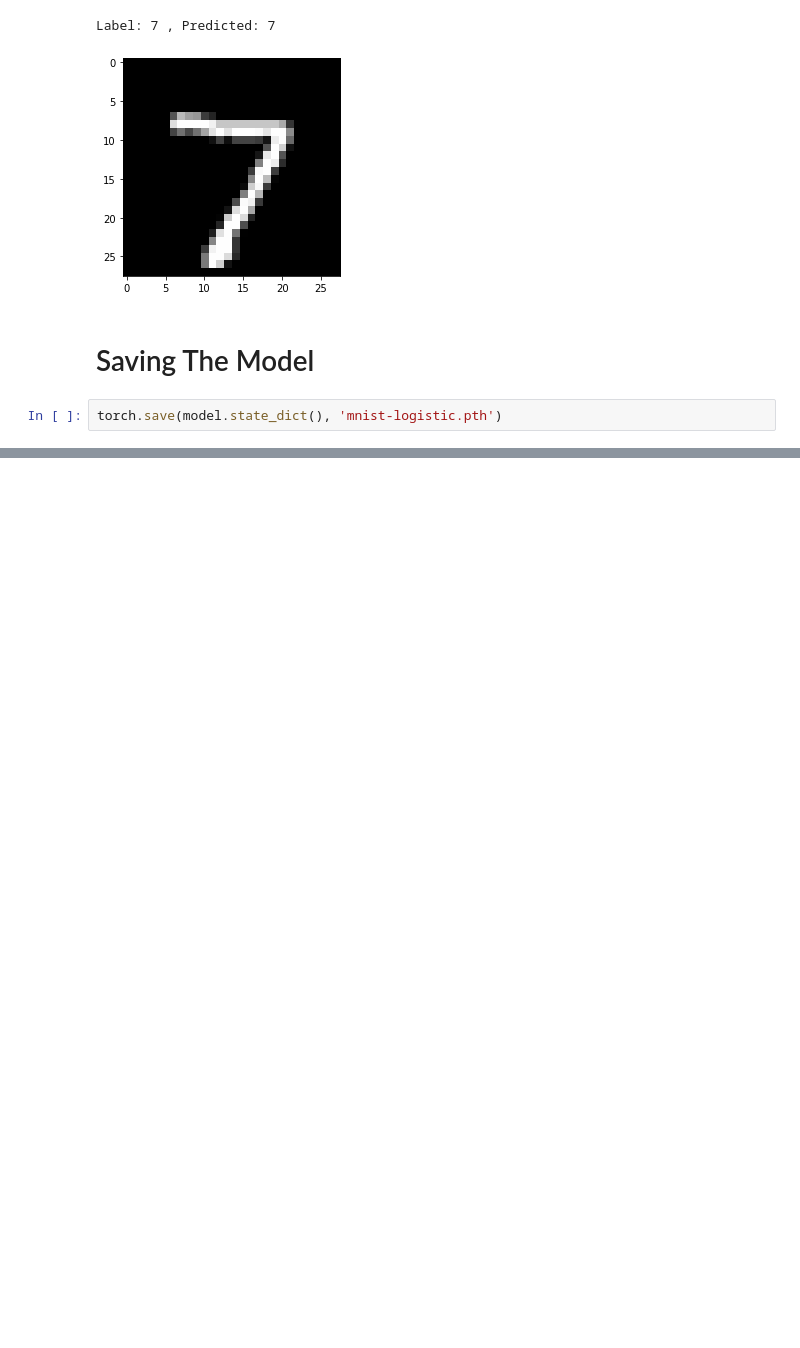
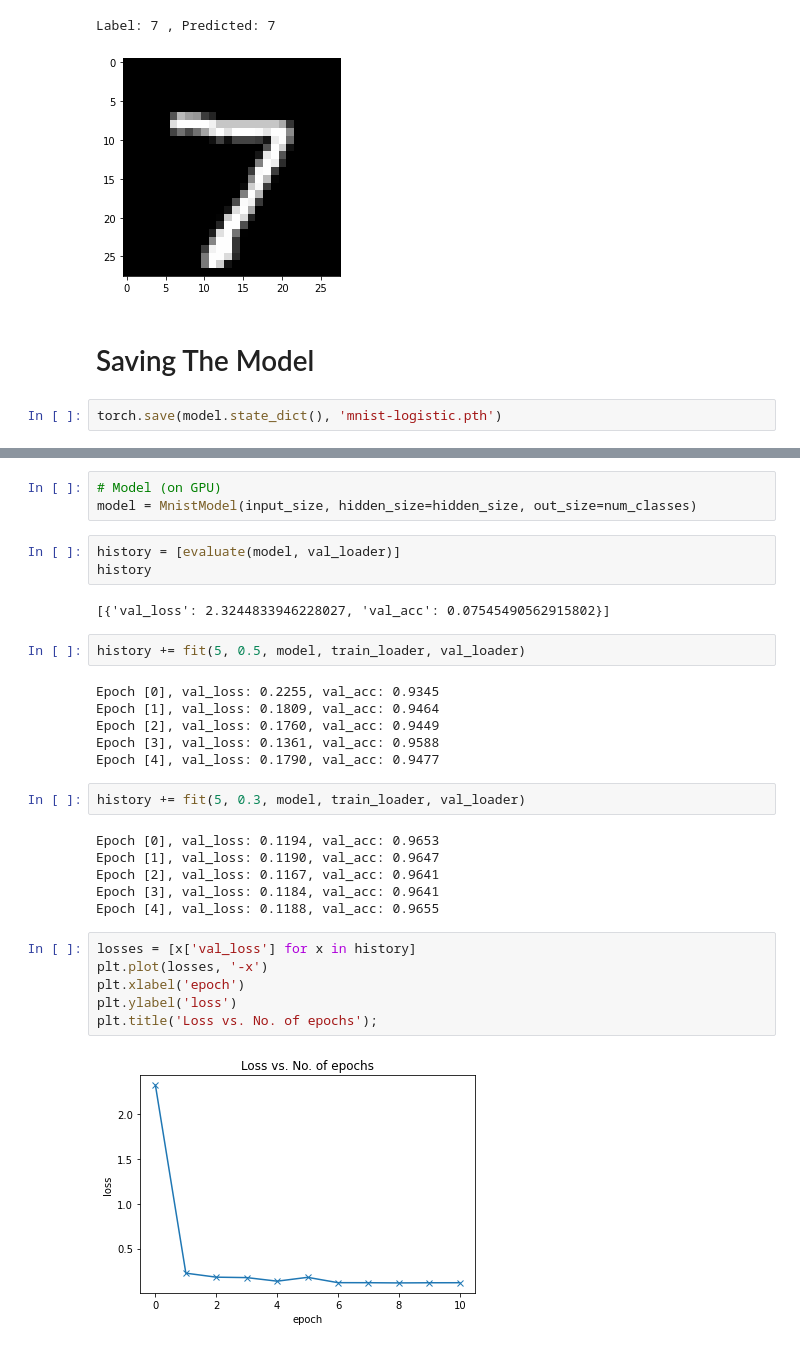
Before and after one commit to yagyesh-bobde/MNIST-Image-Classification, a Jupyter notebook: MNISTdeepLearning.ipynb, the cells around one changed output, grey strips where cells are left out. Drawn from its saved outputs; the diff is of its cells as text; blank space fills up the shorter version.

```diff
--- a/MNISTdeepLearning.ipynb
+++ b/MNISTdeepLearning.ipynb
@@ -356,0 +434,32 @@ torch.save(model.state_dict(), 'mnist-logistic.pth')
+# %%
+# Model (on GPU)
+model = MnistModel(input_size, hidden_size=hidden_size, out_size=num_classes)
+# %%
+history = [evaluate(model, val_loader)]
+history
+# %% [output]
+[{'val_loss': 2.3244833946228027, 'val_acc': 0.07545490562915802}]
+# %%
+history += fit(5, 0.5, model, train_loader, val_loader)
+# %% [output]
+Epoch [0], val_loss: 0.2255, val_acc: 0.9345
+Epoch [1], val_loss: 0.1809, val_acc: 0.9464
+Epoch [2], val_loss: 0.1760, val_acc: 0.9449
+Epoch [3], val_loss: 0.1361, val_acc: 0.9588
+Epoch [4], val_loss: 0.1790, val_acc: 0.9477
+# %%
+history += fit(5, 0.3, model, train_loader, val_loader)
+# %% [output]
+Epoch [0], val_loss: 0.1194, val_acc: 0.9653
+Epoch [1], val_loss: 0.1190, val_acc: 0.9647
+Epoch [2], val_loss: 0.1167, val_acc: 0.9641
+Epoch [3], val_loss: 0.1184, val_acc: 0.9641
+Epoch [4], val_loss: 0.1188, val_acc: 0.9655
+# %%
+losses = [x['val_loss'] for x in history]
+plt.plot(losses, '-x')
+plt.xlabel('epoch')
+plt.ylabel('loss')
+plt.title('Loss vs. No. of epochs');
+# %% [output]
+[figure, added]
```
Also changed, not shown: parts of 16 cells of this notebook, 1 other file.
